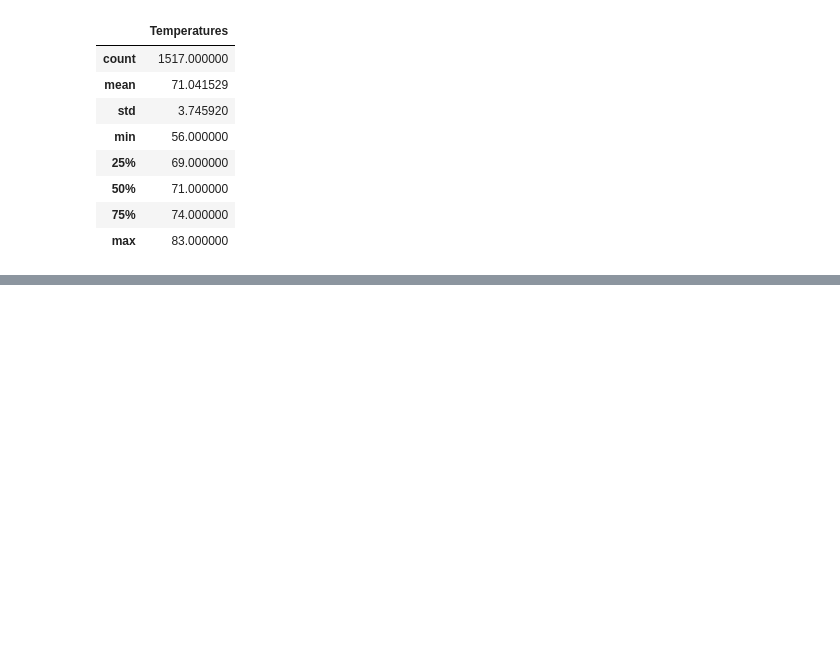
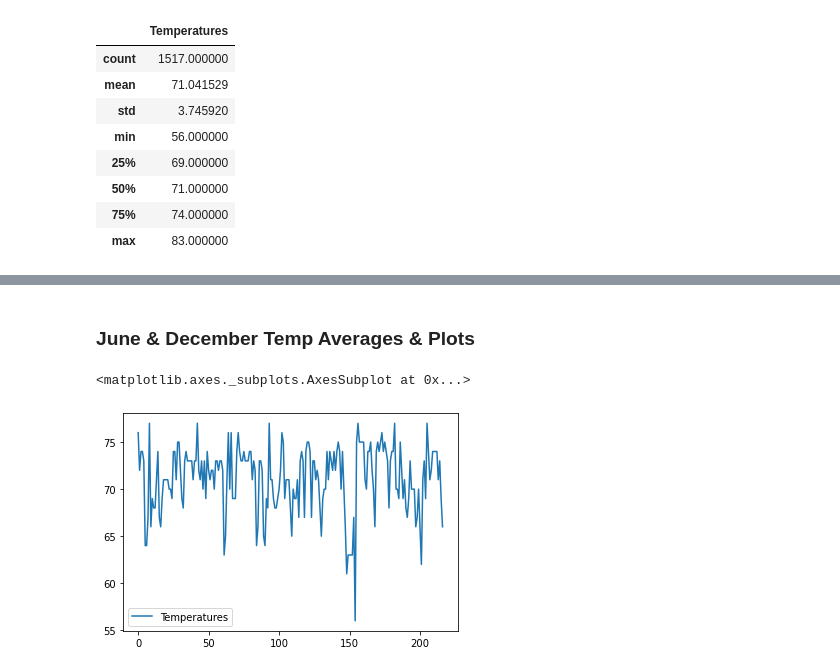
Before and after one commit to carolinacraus/surfs_up, a Jupyter notebook: SurfsUp_Challenge.ipynb, the cells around one changed output, grey strips where cells are left out. Drawn from its saved outputs; the diff is of its cells as text; code cells hidden in the pictures; blank space fills up the shorter version.

```diff
--- a/SurfsUp_Challenge.ipynb
+++ b/SurfsUp_Challenge.ipynb
@@ -172,0 +183,12 @@ dec_df.describe()
+# %% [markdown]
+### June & December Temp Averages & Plots
+# %%
+#december averages
+dec_avg = session.query(Measurement.date, Measurement.tobs).\
+                filter(extract('month', Measurement.date) == 12).\
+                group_by(Measurement.date).all()
+dec_avg_df = pd.DataFrame(dec_avg, columns = ['Date', 'Temperatures'])
+dec_avg_df.plot()
+# %% [output]
+<matplotlib.axes._subplots.AxesSubplot at 0x...>
+[figure, added]
```
Also changed, not shown: parts of 6 cells of this notebook.
